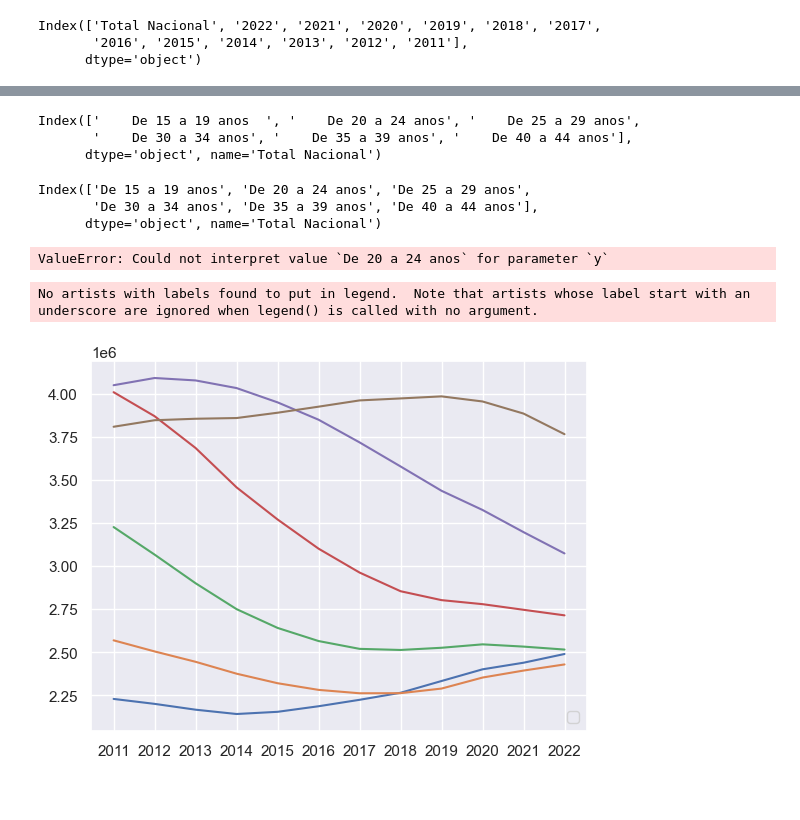
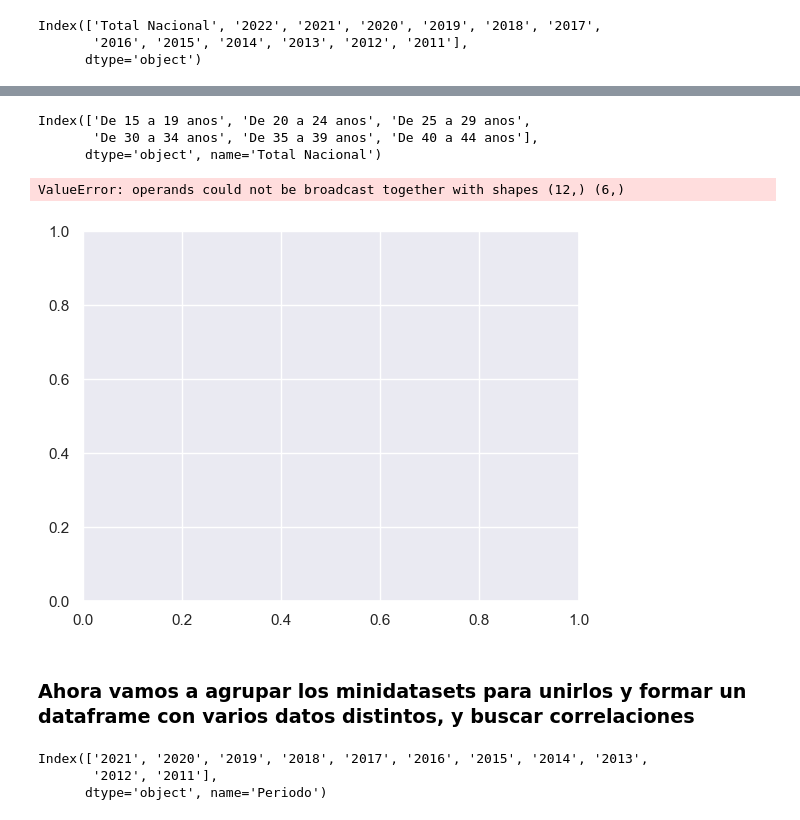
Before and after one commit to Lean788/EDA_vivienda_joven, a Jupyter notebook: src/Notebooks/analisis/analisis_jovenes.ipynb, the cells around one changed output, grey strips where cells are left out. Saved outputs shown, nothing was run; the diff lists cells and outputs as text; code cells hidden in the pictures.

```diff
--- a/src/Notebooks/analisis/analisis_jovenes.ipynb
+++ b/src/Notebooks/analisis/analisis_jovenes.ipynb
@@ -437,0 +458,4 @@ poblacion
+# %%
+poblacion.index = poblacion.index.astype('int')
+# %%
+poblacion.columns = poblacion.columns.str.strip()
@@ -437,0 +464,7 @@ poblacion
+# %%
+poblacion['De 15 a 19 anos'] = poblacion['De 15 a 19 anos'].astype('int')
+poblacion['De 20 a 24 anos'] = poblacion['De 20 a 24 anos'].astype('int')
+poblacion['De 25 a 29 anos'] = poblacion['De 25 a 29 anos'].astype('int')
+poblacion['De 30 a 34 anos'] = poblacion['De 30 a 34 anos'].astype('int')
+poblacion['De 35 a 39 anos'] = poblacion['De 35 a 39 anos'].astype('int')
+poblacion['De 40 a 44 anos'] = poblacion['De 40 a 44 anos'].astype('int')
@@ -438,12 +493,6 @@ poblacion
 # %%
 poblacion.columns
 # %% [output]
-Index(['    De 15 a 19 anos  ', '    De 20 a 24 anos', '    De 25 a 29 anos',
-       '    De 30 a 34 anos', '    De 35 a 39 anos', '    De 40 a 44 anos'],
+Index(['De 15 a 19 anos', 'De 20 a 24 anos', 'De 25 a 29 anos',
+       'De 30 a 34 anos', 'De 35 a 39 anos', 'De 40 a 44 anos'],
       dtype='object', name='Total Nacional')
-# %%
-poblacion.columns.str.strip()
-# %% [output]
-Index(['De 15 a 19 anos', 'De 20 a 24 anos', 'De 25 a 29 anos',
-       'De 30 a 34 anos', 'De 35 a 39 anos', 'De 40 a 44 anos'],
-      dtype='object', name='Total Nacional')
@@ -452,16 +499,30 @@ poblacion = poblacion.sort_index(ascending=True)
-# %%
-COLORS = ["#D0D1E6", "#A6BDDB", "#74A9CF", "#2B8CBE", "#045A8D"]
-fig, ax = plt.subplots(figsize=(10, 7))
-# Colors in the `COLORS` list are assigned to individual areas from bottom to top.
-ax.stackplot(poblacion.index, y_smoothed, colors=COLORS, baseline="sym");
-# %% [output]
-ValueError: Could not interpret value `De 20 a 24 anos` for parameter `y`
-# %%
-plt.plot(poblacion)
-ylabels = ['{:,.2f}'.format(y) + 'M' for y in g.get_yticks()/1000000]
-g.set_yticklabels(ylabels);
-plt.legend(ncol=6, loc="lower right", frameon=True)
-plt.show()
-# %% [output]
-No artists with labels found to put in legend.  Note that artists whose label start with an underscore are ignored when legend() is called with no argument.
-[figure, removed]
+# %%
+# Your x and y axis
+x = poblacion.index
+y = poblacion[['De 15 a 19 anos', 'De 20 a 24 anos', 'De 25 a 29 anos',
+       'De 30 a 34 anos', 'De 35 a 39 anos', 'De 40 a 44 anos']]
+
+# use a known color palette
+pal = sns.color_palette("Set1")
+plt.stackplot(x,y, labels=['De 15 a 19 anos', 'De 20 a 24 anos', 'De 25 a 29 anos',
+       'De 30 a 34 anos', 'De 35 a 39 anos', 'De 40 a 44 anos'], colors=pal, alpha=0.4 )
+plt.legend(loc='upper right')
+plt.show()
+
+# create your palette
+pal = ["#9b59b6", "#e74c3c", "#34495e", "#2ecc71"]
+plt.stackplot(x,y, labels=['De 15 a 19 anos', 'De 20 a 24 anos', 'De 25 a 29 anos',
+       'De 30 a 34 anos', 'De 35 a 39 anos', 'De 40 a 44 anos'], colors=pal, alpha=0.4 )
+plt.legend(loc='upper right')
+plt.show()
+# %% [output]
+ValueError: operands could not be broadcast together with shapes (12,) (6,)
+[figure, added]
+# %% [markdown]
+### Ahora vamos a agrupar los minidatasets para unirlos y formar un dataframe con varios datos distintos, y buscar correlaciones
+# %%
+data_pob_hogares.index
+# %% [output]
+Index(['2021', '2020', '2019', '2018', '2017', '2016', '2015', '2014', '2013',
+       '2012', '2011'],
+      dtype='object', name='Periodo')
```
Also changed, not shown: parts of 23 cells of this notebook, 6 other files.
